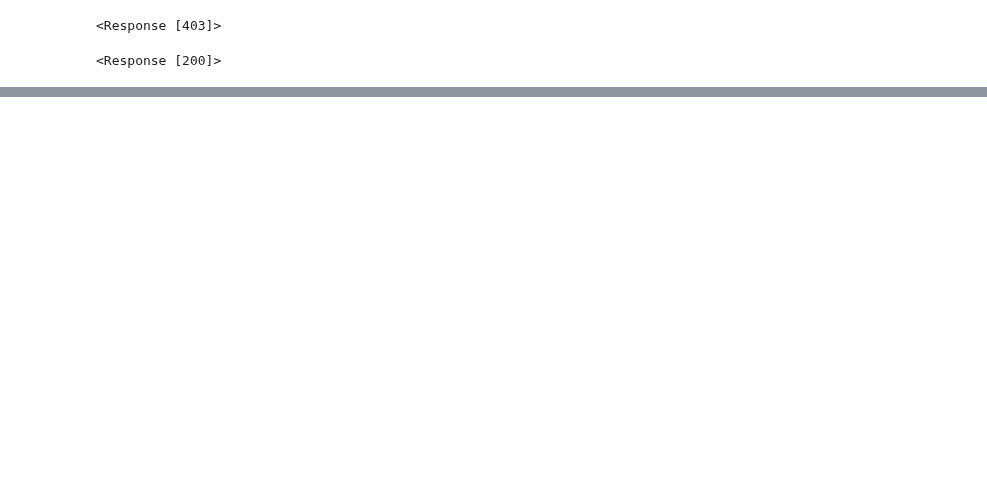
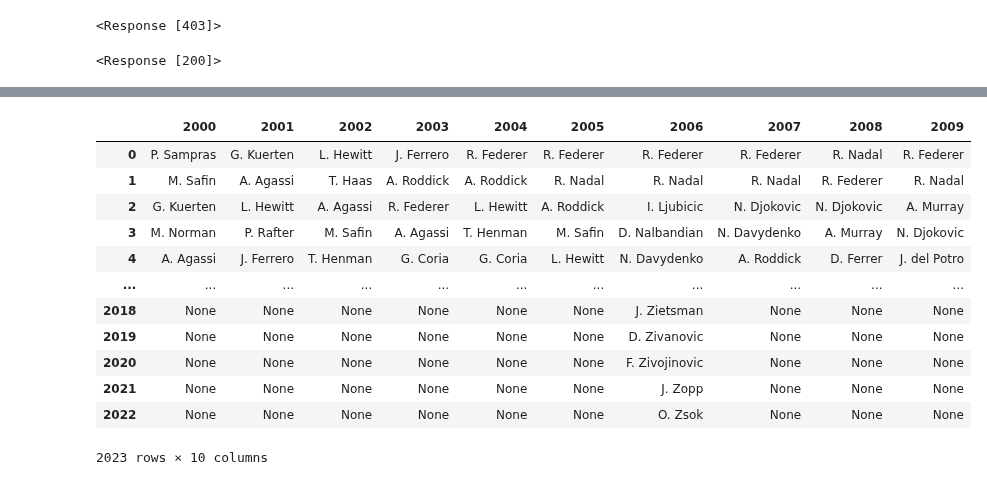
Before and after one commit to Lokhy87/EDA_entrega, a Jupyter notebook: pruebas.ipynb, the cells around one changed output, grey strips where cells are left out. Cells and saved outputs as stored; diff of their text form; code cells hidden in the pictures; blank space fills up the shorter version.

```diff
--- a/pruebas.ipynb
+++ b/pruebas.ipynb
@@ -194,0 +1420,25 @@ dicc1
+# %%
+dicc00.update(dicc06)
+# %%
+dicc00.update(dicc07)
+# %%
+dicc00.update(dicc08)
+# %%
+dicc00.update(dicc09)
+# %%
+df_atp_2000 = pd.DataFrame.from_dict(dicc00, orient = 'index').T
+df_atp_2000
+# %% [output]
+|  | 2000 | 2001 | 2002 | 2003 | 2004 | 2005 | 2006 | 2007 | 2008 | 2009 |
+| 0 | P. Sampras | G. Kuerten | L. Hewitt | J. Ferrero | R. Federer | R. Federer | R. Federer | R. Federer | R. Nadal | R. Federer |
+| 1 | M. Safin | A. Agassi | T. Haas | A. Roddick | A. Roddick | R. Nadal | R. Nadal | R. Nadal | R. Federer | R. Nadal |
+| 2 | G. Kuerten | L. Hewitt | A. Agassi | R. Federer | L. Hewitt | A. Roddick | I. Ljubicic | N. Djokovic | N. Djokovic | A. Murray |
+| 3 | M. Norman | P. Rafter | M. Safin | A. Agassi | T. Henman | M. Safin | D. Nalbandian | N. Davydenko | A. Murray | N. Djokovic |
+| 4 | A. Agassi | J. Ferrero | T. Henman | G. Coria | G. Coria | L. Hewitt | N. Davydenko | A. Roddick | D. Ferrer | J. del Potro |
+| ... | ... | ... | ... | ... | ... | ... | ... | ... | ... | ... |
+| 2018 | None | None | None | None | None | None | J. Zietsman | None | None | None |
+| 2019 | None | None | None | None | None | None | D. Zivanovic | None | None | None |
+| 2020 | None | None | None | None | None | None | F. Zivojinovic | None | None | None |
+| 2021 | None | None | None | None | None | None | J. Zopp | None | None | None |
+| 2022 | None | None | None | None | None | None | O. Zsok | None | None | None |
+2023 rows × 10 columns
```
Also changed, not shown: parts of 93 cells of this notebook, 5 other files.
